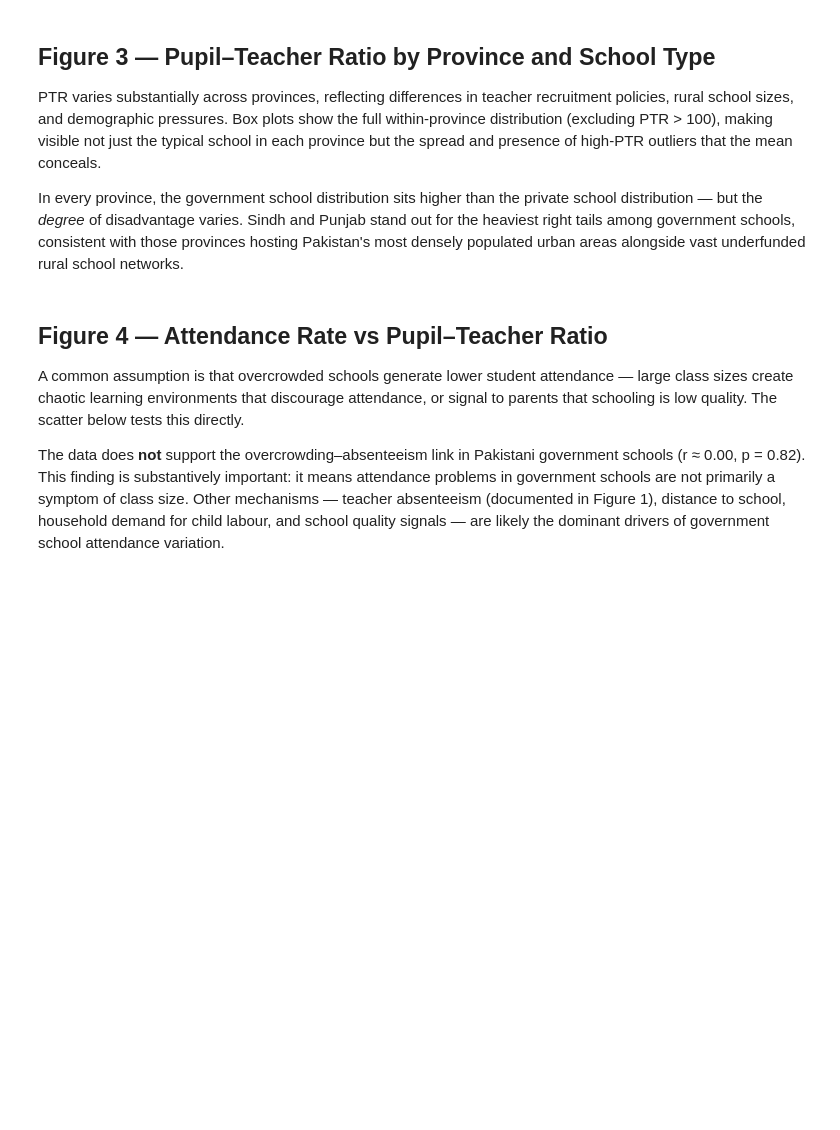
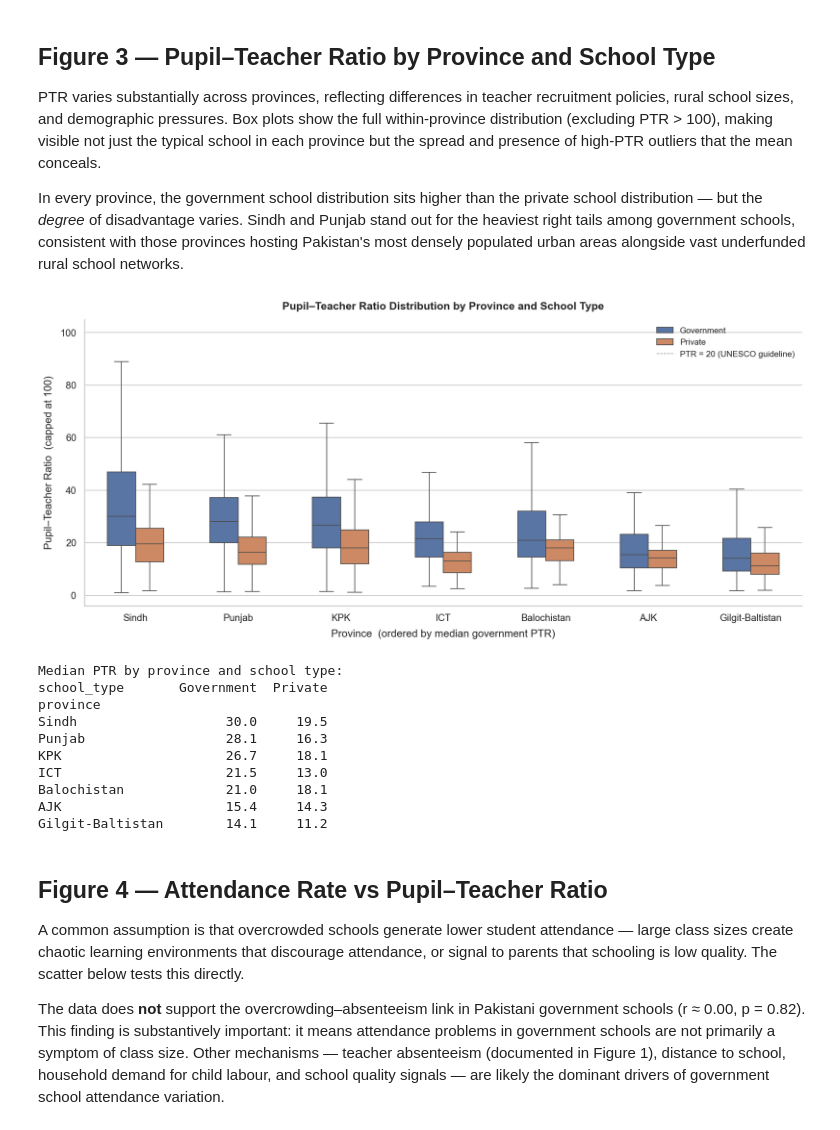
Before and after one commit to sherazhassan7/educational-inequality-pakistan, a Jupyter notebook: notebooks/06_school_resources.ipynb, the cells around one changed output. Saved outputs shown, nothing was run; the diff lists cells and outputs as text; code cells hidden in the pictures; blank space fills up the shorter version.

```diff
--- a/notebooks/06_school_resources.ipynb
+++ b/notebooks/06_school_resources.ipynb
@@ -173,40 +193,47 @@ fig, ax = plt.subplots(figsize=(13, 6))
 
 sns.boxplot(
     data=ptr_df,
     x='province', y='ptr_clean', hue='school_type',
     order=prov_order,
     hue_order=['Government', 'Private'],
     palette={'Government': GOVT_COLOR, 'Private': PVT_COLOR},
     width=0.55, linewidth=0.9, fliersize=2.5,
     flierprops=dict(alpha=0.35, markeredgewidth=0),
     ax=ax,
 )
 
-ax.axhline(40, color='#555555', linewidth=0.8, linestyle='--', zorder=5,
-           alpha=0.7, label='PTR = 40 (commonly-cited threshold)')
+ax.axhline(20, color='#999999', linewidth=0.8, linestyle='--', zorder=0,
+           label='PTR = 20 (UNESCO guideline)')
 ax.set_xlabel('Province  (ordered by median government PTR)', labelpad=8)
 ax.set_ylabel(f'Pupil–Teacher Ratio  (capped at {PTR_CAP})', labelpad=8)
 ax.set_title('Pupil–Teacher Ratio Distribution by Province and School Type',
              fontsize=13, fontweight='bold', pad=12)
 
 handles, labels_leg = ax.get_legend_handles_labels()
 ax.legend(handles=handles, labels=labels_leg, frameon=False, fontsize=10,
           loc='upper right')
 sns.despine(ax=ax)
 plt.tight_layout()
 
 fig.savefig(FIGURES / '06c_ptr_boxplot_province.png', bbox_inches='tight')
 fig.savefig(FIGURES / '06c_ptr_boxplot_province.pdf', bbox_inches='tight')
 plt.show()
 
 print('Median PTR by province and school type:')
 print(ptr_df.groupby(['province','school_type'])['ptr_clean']
       .median().round(1).unstack().loc[prov_order])
-print()
-print('ptr_df head:')
-print(ptr_df[['province','school_type','ptr_clean']].head())
-print('ptr_df tail:')
-print(ptr_df[['province','school_type','ptr_clean']].tail())
+# %% [output]
+[figure, added]
+Median PTR by province and school type:
+school_type       Government  Private
+province
+Sindh                   30.0     19.5
+Punjab                  28.1     16.3
+KPK                     26.7     18.1
+ICT                     21.5     13.0
+Balochistan             21.0     18.1
+AJK                     15.4     14.3
+Gilgit-Baltistan        14.1     11.2
 # %% [markdown]
 ## Figure 4 — Attendance Rate vs Pupil–Teacher Ratio
 
```
Also changed, not shown: parts of 5 cells of this notebook, 15 other files.
